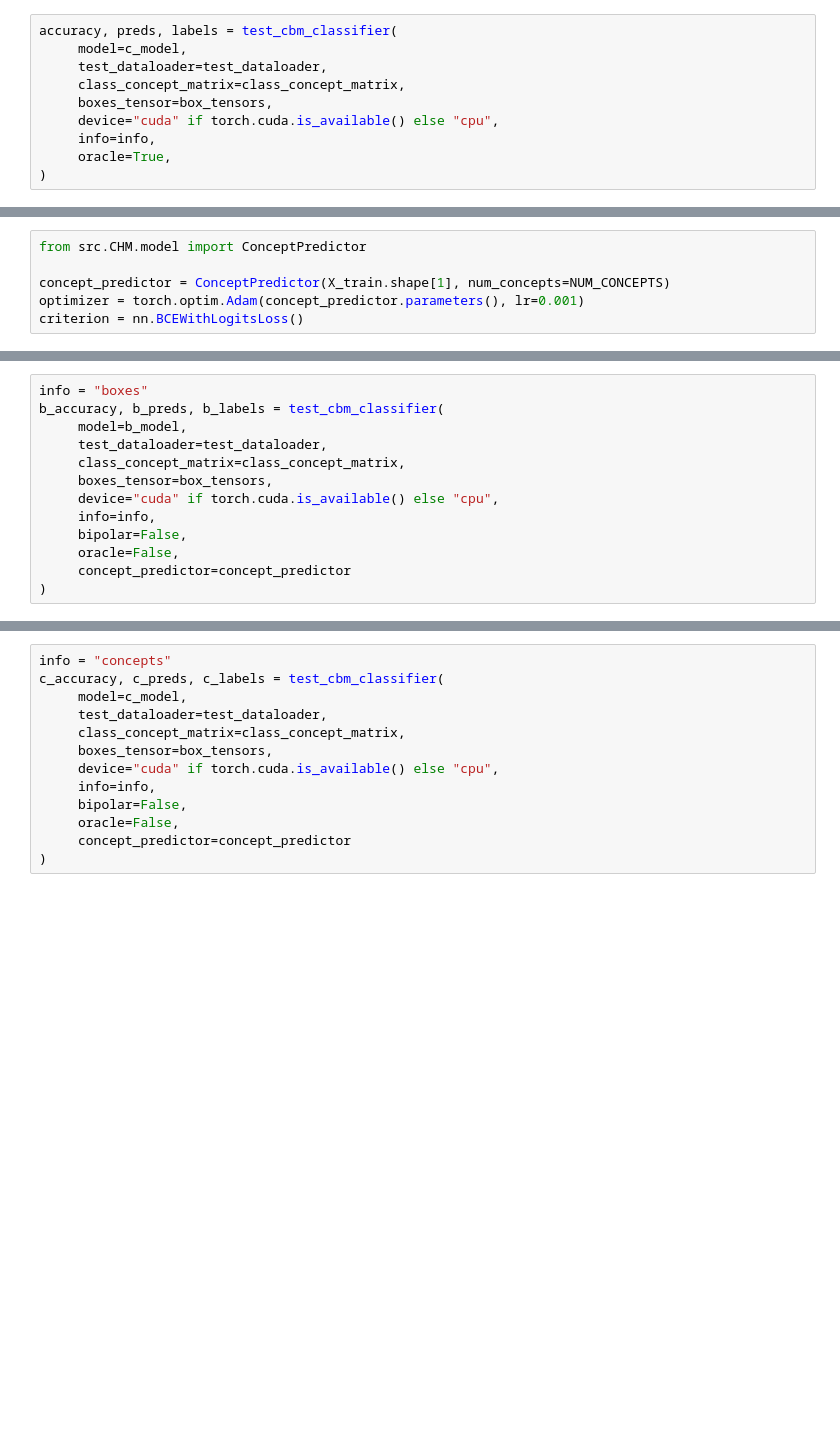
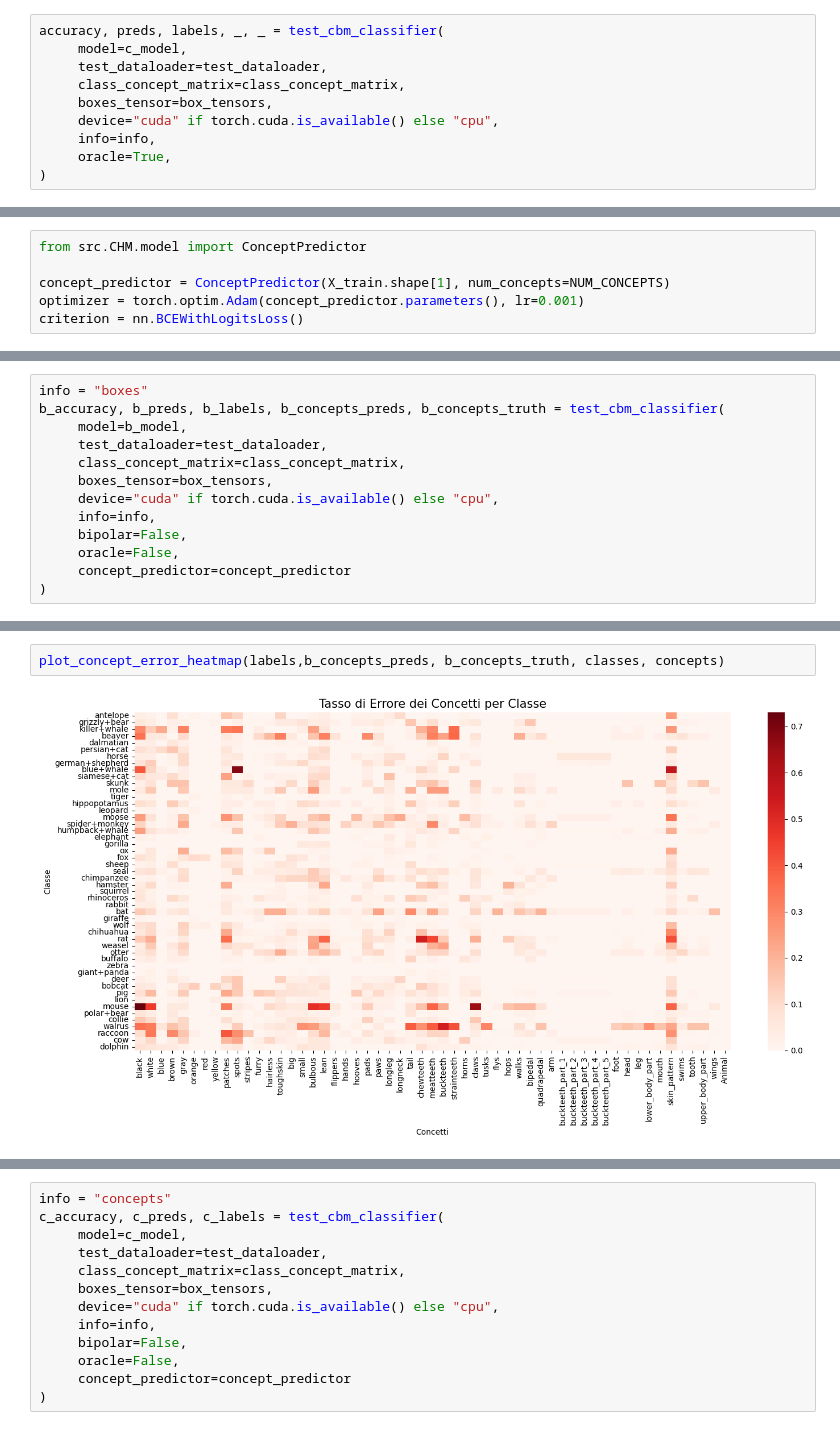
Before and after one commit to stefano-gamba/BoxEmbeddingCBM, a Jupyter notebook: notebooks/independent_training.ipynb, the cells around one changed output, grey strips where cells are left out. Saved outputs shown, nothing was run; the diff lists cells and outputs as text; blank space fills up the shorter version.

```diff
--- a/notebooks/independent_training.ipynb
+++ b/notebooks/independent_training.ipynb
@@ -452,7 +409,7 @@ plot_history(c_history)
 # %% [output]
 [figure]
 # %%
-accuracy, preds, labels = test_cbm_classifier(
+accuracy, preds, labels, _, _ = test_cbm_classifier(
      model=c_model,
      test_dataloader=test_dataloader,
      class_concept_matrix=class_concept_matrix,
@@ -536,6 +479,6 @@ Loss: 1.0925 | Acc: 98.7415 || Val Loss: 2.4250 | Val Acc: 97.4053
 # %%
 info = "boxes"
-b_accuracy, b_preds, b_labels = test_cbm_classifier(
+b_accuracy, b_preds, b_labels, b_concepts_preds, b_concepts_truth = test_cbm_classifier(
      model=b_model,
      test_dataloader=test_dataloader,
      class_concept_matrix=class_concept_matrix,
@@ -576,0 +506,4 @@ Analisi degli Errori Principali:
+# %%
+plot_concept_error_heatmap(labels,b_concepts_preds, b_concepts_truth, classes, concepts)
+# %% [output]
+[figure, added]
```
Also changed, not shown: parts of 28 cells of this notebook, 2 other files.
